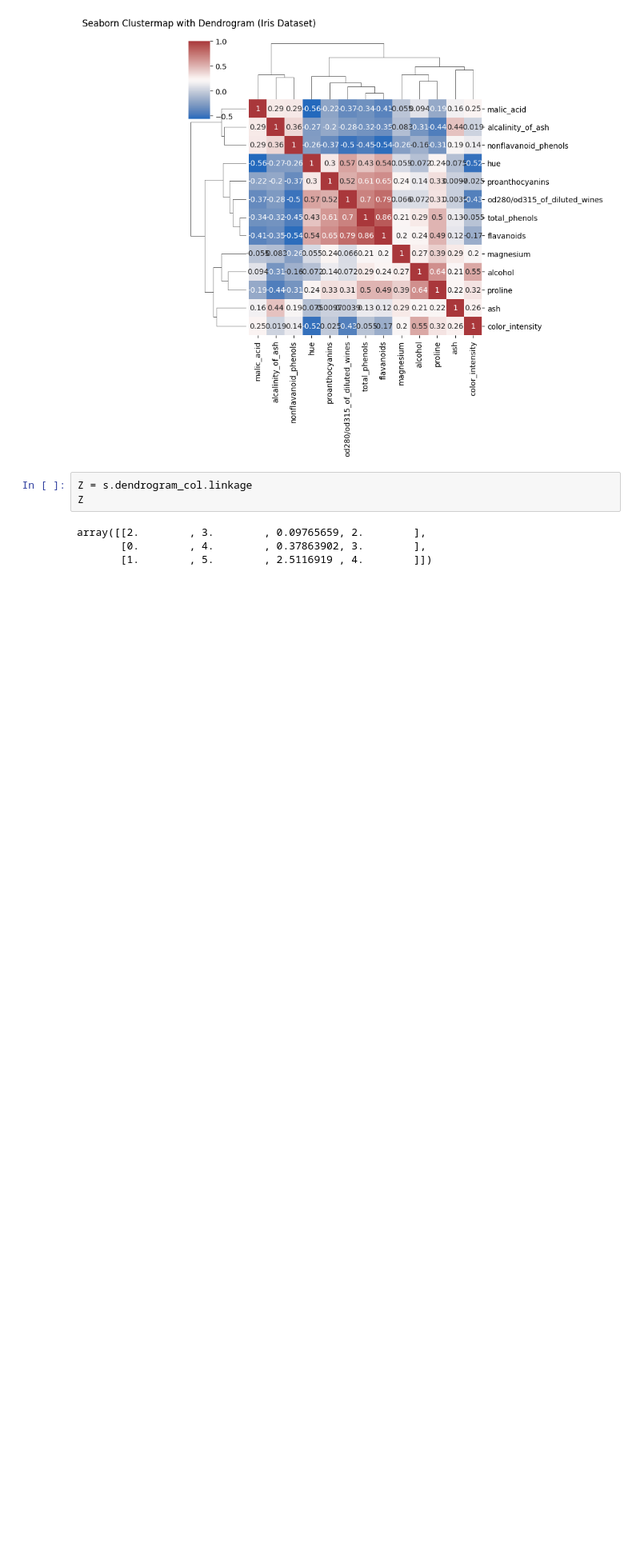
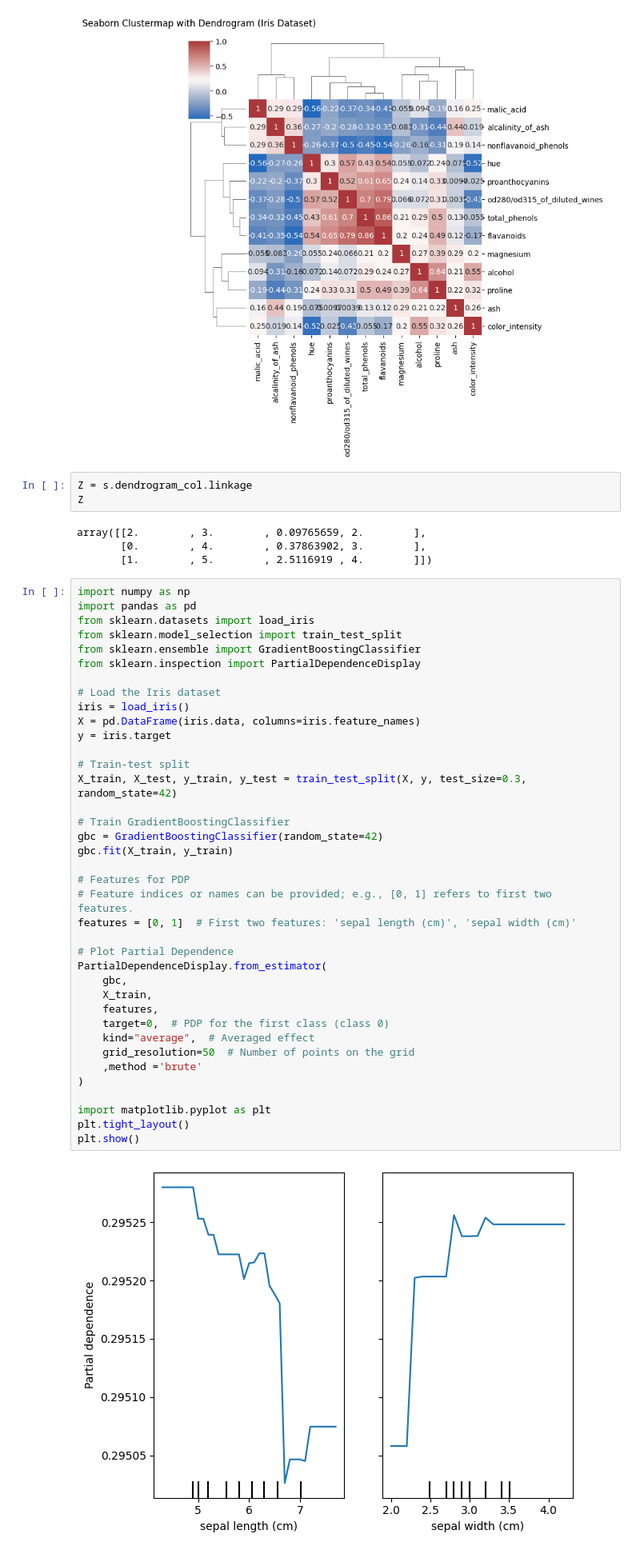
Before and after one commit to Versus-91/mlfit, a Jupyter notebook: frontend/test.ipynb, the cells around one changed output. Shown: that part at 80% size. Saved outputs shown, nothing was run; the diff lists cells and outputs as text; blank space fills up the shorter version.

Commit message:
fixing boosting pdp

```diff
--- a/frontend/test.ipynb
+++ b/frontend/test.ipynb
@@ -135,3 +135,43 @@ Z
 array([[2.        , 3.        , 0.09765659, 2.        ],
        [0.        , 4.        , 0.37863902, 3.        ],
        [1.        , 5.        , 2.5116919 , 4.        ]])
+# %%
+import numpy as np
+import pandas as pd
+from sklearn.datasets import load_iris
+from sklearn.model_selection import train_test_split
+from sklearn.ensemble import GradientBoostingClassifier
+from sklearn.inspection import PartialDependenceDisplay
+
+# Load the Iris dataset
+iris = load_iris()
+X = pd.DataFrame(iris.data, columns=iris.feature_names)
+y = iris.target
+
+# Train-test split
+X_train, X_test, y_train, y_test = train_test_split(X, y, test_size=0.3, random_state=42)
+
+# Train GradientBoostingClassifier
+gbc = GradientBoostingClassifier(random_state=42)
+gbc.fit(X_train, y_train)
+
+# Features for PDP
+# Feature indices or names can be provided; e.g., [0, 1] refers to first two features.
+features = [0, 1]  # First two features: 'sepal length (cm)', 'sepal width (cm)'
+
+# Plot Partial Dependence
+PartialDependenceDisplay.from_estimator(
+    gbc,
+    X_train,
+    features,
+    target=0,  # PDP for the first class (class 0)
+    kind="average",  # Averaged effect
+    grid_resolution=50  # Number of points on the grid
+    ,method ='brute'
+)
+
+import matplotlib.pyplot as plt
+plt.tight_layout()
+plt.show()
+# %% [output]
+[figure, added]
```
Also changed, not shown: 2 other files.
